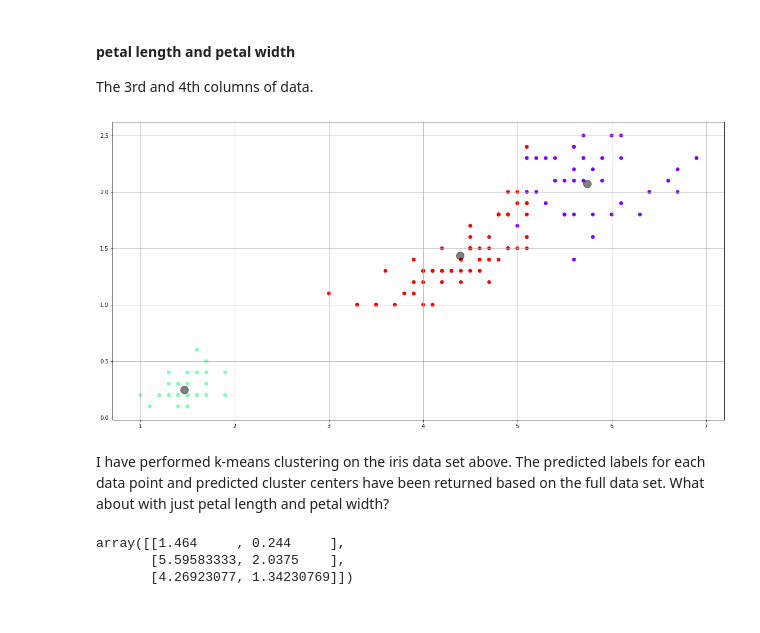
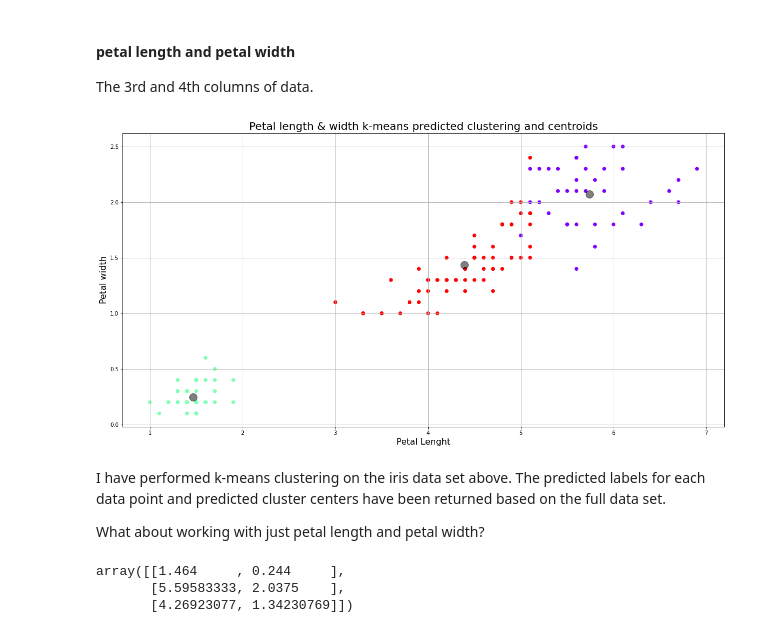
Before and after one commit to johndunne2019/Tasks-2020-Machine-Learning-and-Statistics, a Jupyter notebook: Tasks.ipynb, the cells around one changed output. Cells and saved outputs as stored; diff of their text form; code cells hidden in the pictures.

```diff
--- a/Tasks.ipynb
+++ b/Tasks.ipynb
@@ -1449,14 +1481,19 @@ The 3rd and 4th columns of data.
 # %%
 # scatter plot of the data points
 plt.scatter(x[:, 2], x[:,3], c=model.labels_, cmap='rainbow')
 # plot the cluster centers, adapted from [15]
 plt.scatter(centers[:, 2], centers[:, 3], c='black', s=200, alpha=0.5);
+plt.title("Petal length & width k-means predicted clustering and centroids", fontsize=20)
+plt.xlabel("Petal Lenght", fontsize=16)
+plt.ylabel("Petal width", fontsize=16)
 # grid
 plt.grid()
 # %% [output]
-[figure, old version]
+[figure, new version]
 # %% [markdown]
-I have performed k-means clustering on the iris data set above. The predicted labels for each data point and predicted cluster centers have been returned based on the full data set. What about with just petal length and petal width?
+I have performed k-means clustering on the iris data set above. The predicted labels for each data point and predicted cluster centers have been returned based on the full data set.
+
+What about working with just petal length and petal width?
 # %%
 # new variable introduced and set to be petal lenght and petal width from the dataframe
 x1 = iris_df.iloc[:, [2,3]].values
```
Also changed, not shown: parts of 24 cells of this notebook.
